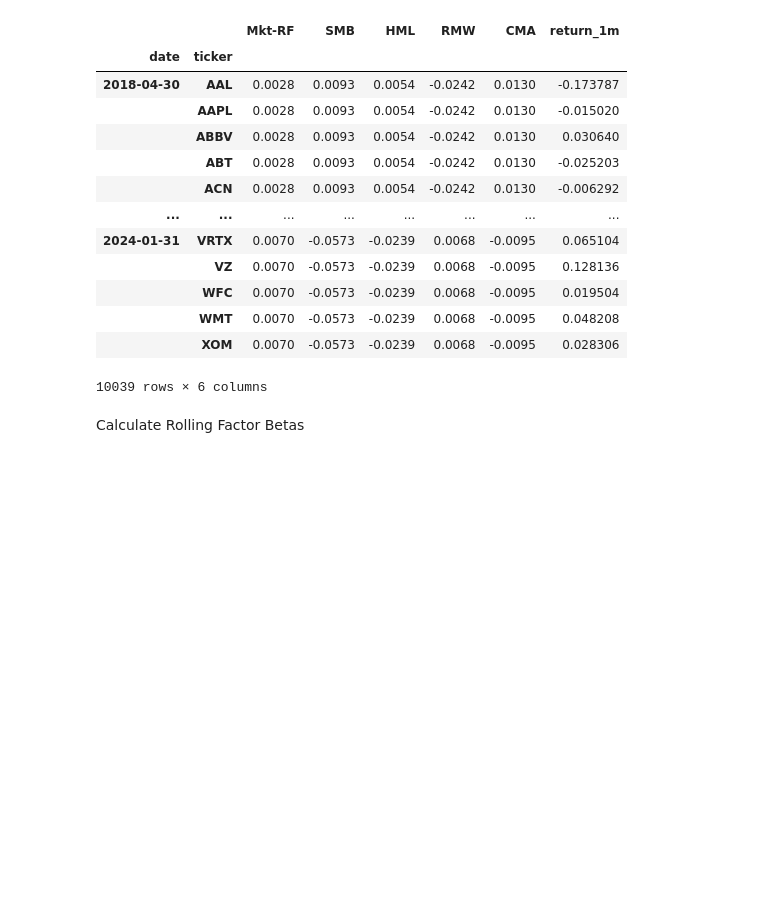
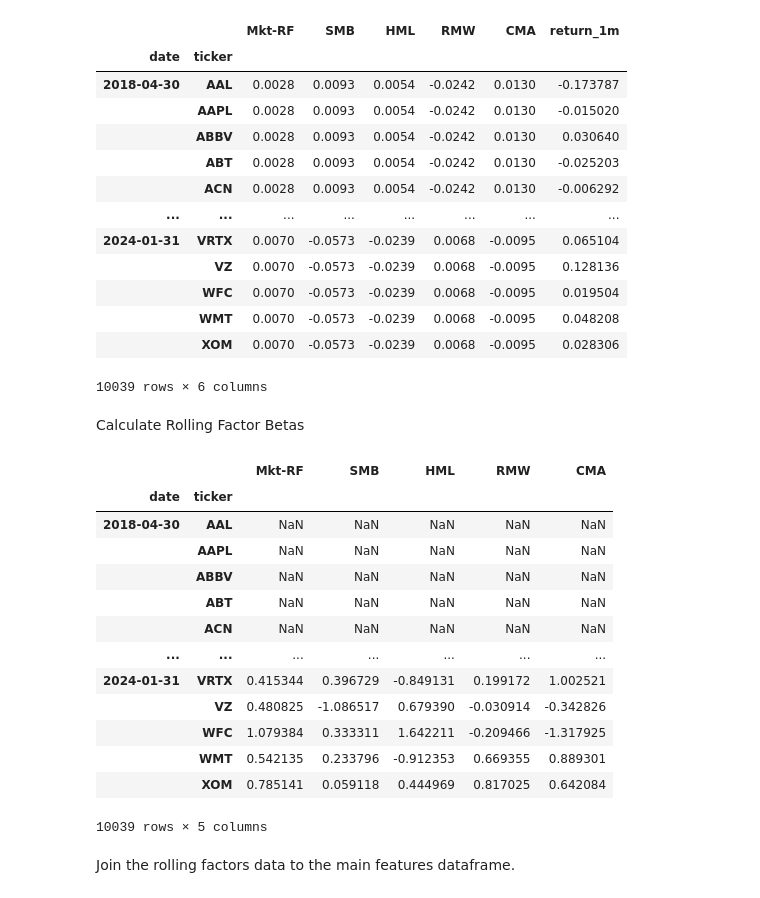
Before and after one commit to aivarasmink/ptu20_ml_reinforcement, a Jupyter notebook: ml_trading/trading_ml.ipynb, the cells around one changed output. Saved outputs shown, nothing was run; the diff lists cells and outputs as text; code cells hidden in the pictures; blank space fills up the shorter version.

```diff
--- a/ml_trading/trading_ml.ipynb
+++ b/ml_trading/trading_ml.ipynb
@@ -317,3 +317,32 @@ factor_data
 10039 rows × 6 columns
 # %% [markdown]
 Calculate Rolling Factor Betas
+# %%
+betas = (factor_data.groupby(level=1,
+                            group_keys=False)
+         .apply(lambda x: RollingOLS(endog=x['return_1m'],
+                                    exog=sm.add_constant(x.drop('return_1m', axis=1)),
+                                    window=min(24, x.shape[0]),
+                                    min_nobs=len(x.columns)+1)
+         .fit(params_only=True)
+         .params
+         .drop('const', axis=1)))
+
+betas
+# %% [output]
+|  |  | Mkt-RF | SMB | HML | RMW | CMA |
+| date | ticker |  |  |  |  |  |
+| 2018-04-30 | AAL | NaN | NaN | NaN | NaN | NaN |
+|  | AAPL | NaN | NaN | NaN | NaN | NaN |
+|  | ABBV | NaN | NaN | NaN | NaN | NaN |
+|  | ABT | NaN | NaN | NaN | NaN | NaN |
+|  | ACN | NaN | NaN | NaN | NaN | NaN |
+| ... | ... | ... | ... | ... | ... | ... |
+| 2024-01-31 | VRTX | 0.415344 | 0.396729 | -0.849131 | 0.199172 | 1.002521 |
+|  | VZ | 0.480825 | -1.086517 | 0.679390 | -0.030914 | -0.342826 |
+|  | WFC | 1.079384 | 0.333311 | 1.642211 | -0.209466 | -1.317925 |
+|  | WMT | 0.542135 | 0.233796 | -0.912353 | 0.669355 | 0.889301 |
+|  | XOM | 0.785141 | 0.059118 | 0.444969 | 0.817025 | 0.642084 |
+10039 rows × 5 columns
+# %% [markdown]
+Join the rolling factors data to the main features dataframe.
```
